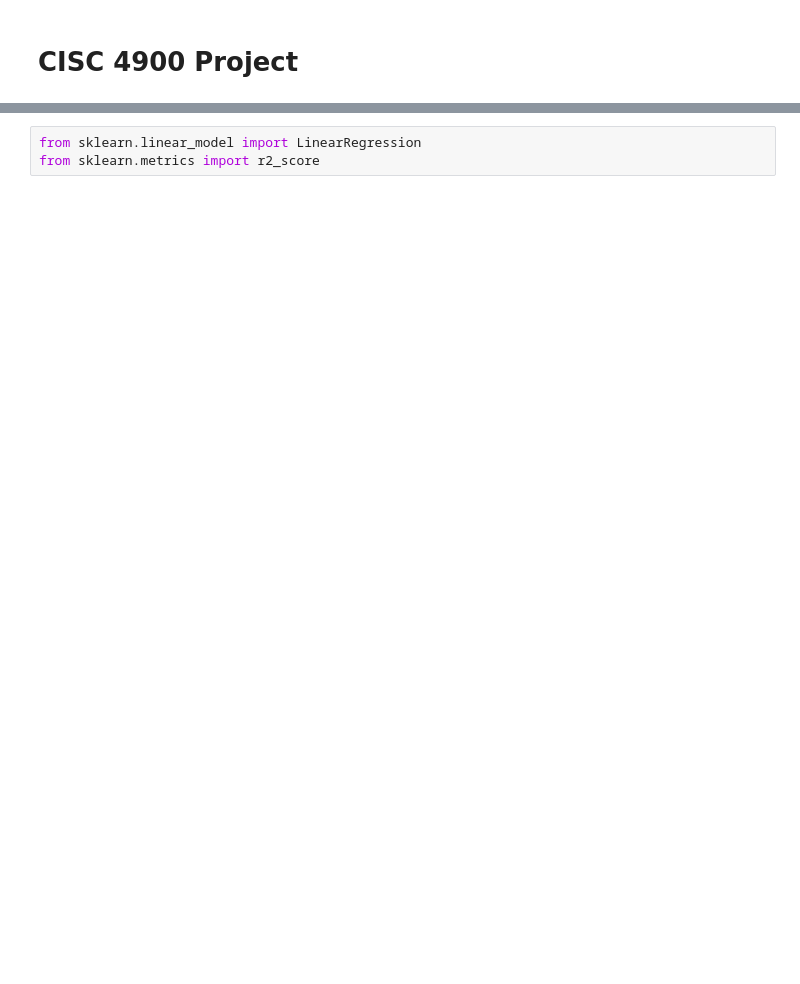
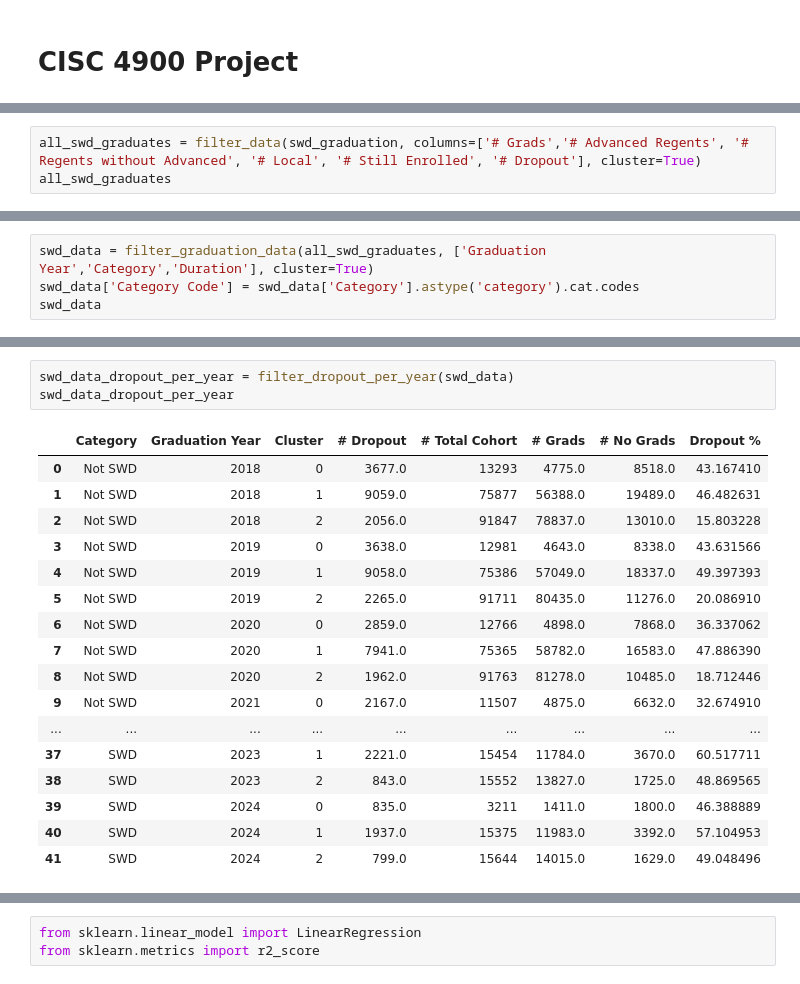
Before and after one commit to mwumigue/CISC-4900, a Jupyter notebook: CISC-4900.ipynb, the cells around one changed output, grey strips where cells are left out. Saved outputs shown, nothing was run; the diff lists cells and outputs as text; blank space fills up the shorter version.

```diff
--- a/CISC-4900.ipynb
+++ b/CISC-4900.ipynb
@@ -582,0 +1615,3 @@ fig.update_layout(
+# %%
+all_swd_graduates = filter_data(swd_graduation, columns=['# Grads','# Advanced Regents', '# Regents without Advanced', '# Local', '# Still Enrolled', '# Dropout'], cluster=True)
+all_swd_graduates
@@ -582,0 +1632,4 @@ fig.update_layout(
+# %%
+swd_data = filter_graduation_data(all_swd_graduates, ['Graduation Year','Category','Duration'], cluster=True)
+swd_data['Category Code'] = swd_data['Category'].astype('category').cat.codes
+swd_data
@@ -582,0 +1776,21 @@ fig.update_layout(
+# %%
+swd_data_dropout_per_year = filter_dropout_per_year(swd_data)
+swd_data_dropout_per_year
+# %% [output]
+|  | Category | Graduation Year | Cluster | # Dropout | # Total Cohort | # Grads | # No Grads | Dropout % |
+| 0 | Not SWD | 2018 | 0 | 3677.0 | 13293 | 4775.0 | 8518.0 | 43.167410 |
+| 1 | Not SWD | 2018 | 1 | 9059.0 | 75877 | 56388.0 | 19489.0 | 46.482631 |
+| 2 | Not SWD | 2018 | 2 | 2056.0 | 91847 | 78837.0 | 13010.0 | 15.803228 |
+| 3 | Not SWD | 2019 | 0 | 3638.0 | 12981 | 4643.0 | 8338.0 | 43.631566 |
+| 4 | Not SWD | 2019 | 1 | 9058.0 | 75386 | 57049.0 | 18337.0 | 49.397393 |
+| 5 | Not SWD | 2019 | 2 | 2265.0 | 91711 | 80435.0 | 11276.0 | 20.086910 |
+| 6 | Not SWD | 2020 | 0 | 2859.0 | 12766 | 4898.0 | 7868.0 | 36.337062 |
+| 7 | Not SWD | 2020 | 1 | 7941.0 | 75365 | 58782.0 | 16583.0 | 47.886390 |
+| 8 | Not SWD | 2020 | 2 | 1962.0 | 91763 | 81278.0 | 10485.0 | 18.712446 |
+| 9 | Not SWD | 2021 | 0 | 2167.0 | 11507 | 4875.0 | 6632.0 | 32.674910 |
+| ... | ... | ... | ... | ... | ... | ... | ... | ... |
+| 37 | SWD | 2023 | 1 | 2221.0 | 15454 | 11784.0 | 3670.0 | 60.517711 |
+| 38 | SWD | 2023 | 2 | 843.0 | 15552 | 13827.0 | 1725.0 | 48.869565 |
+| 39 | SWD | 2024 | 0 | 835.0 | 3211 | 1411.0 | 1800.0 | 46.388889 |
+| 40 | SWD | 2024 | 1 | 1937.0 | 15375 | 11983.0 | 3392.0 | 57.104953 |
+| 41 | SWD | 2024 | 2 | 799.0 | 15644 | 14015.0 | 1629.0 | 49.048496 |
```
Also changed, not shown: parts of 275 cells of this notebook.
